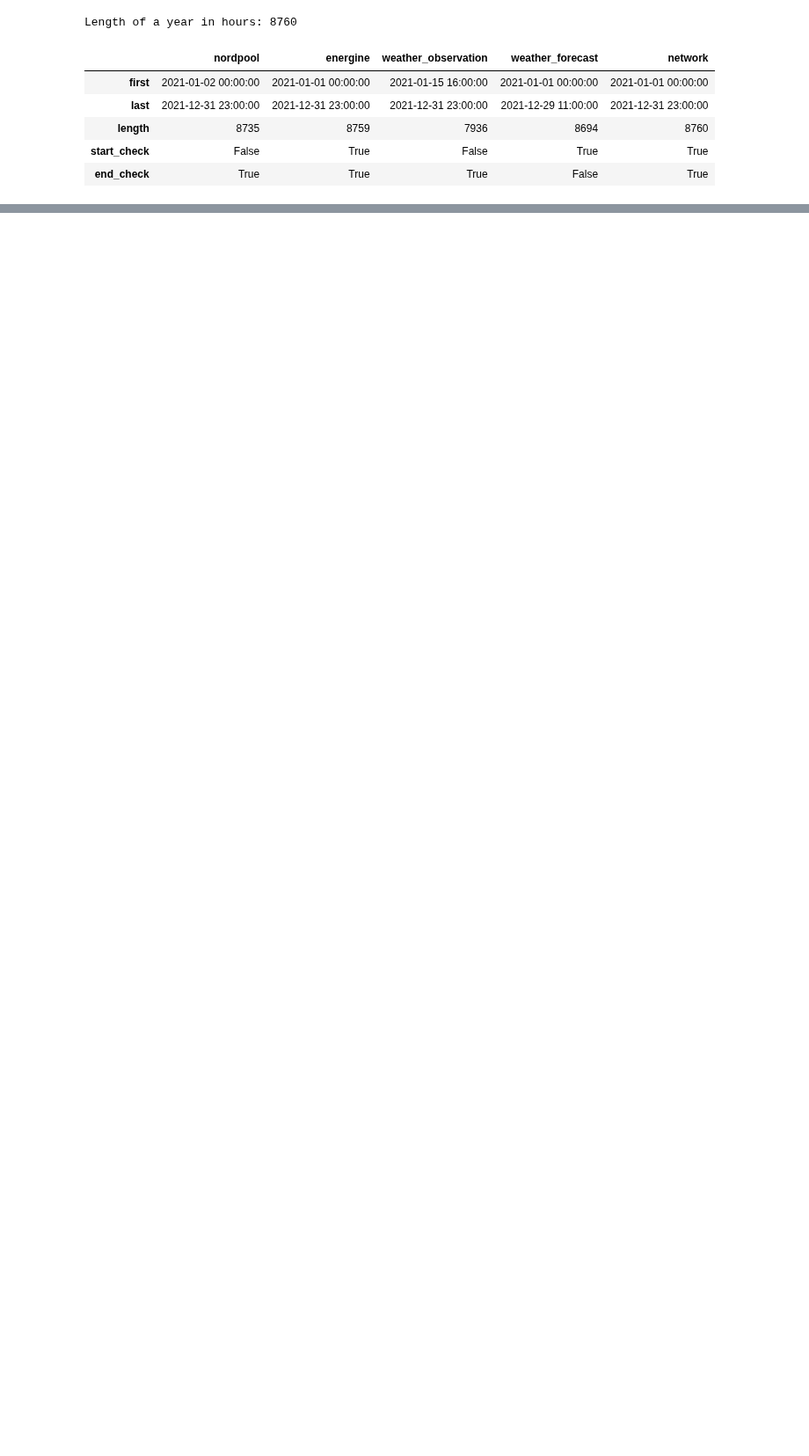
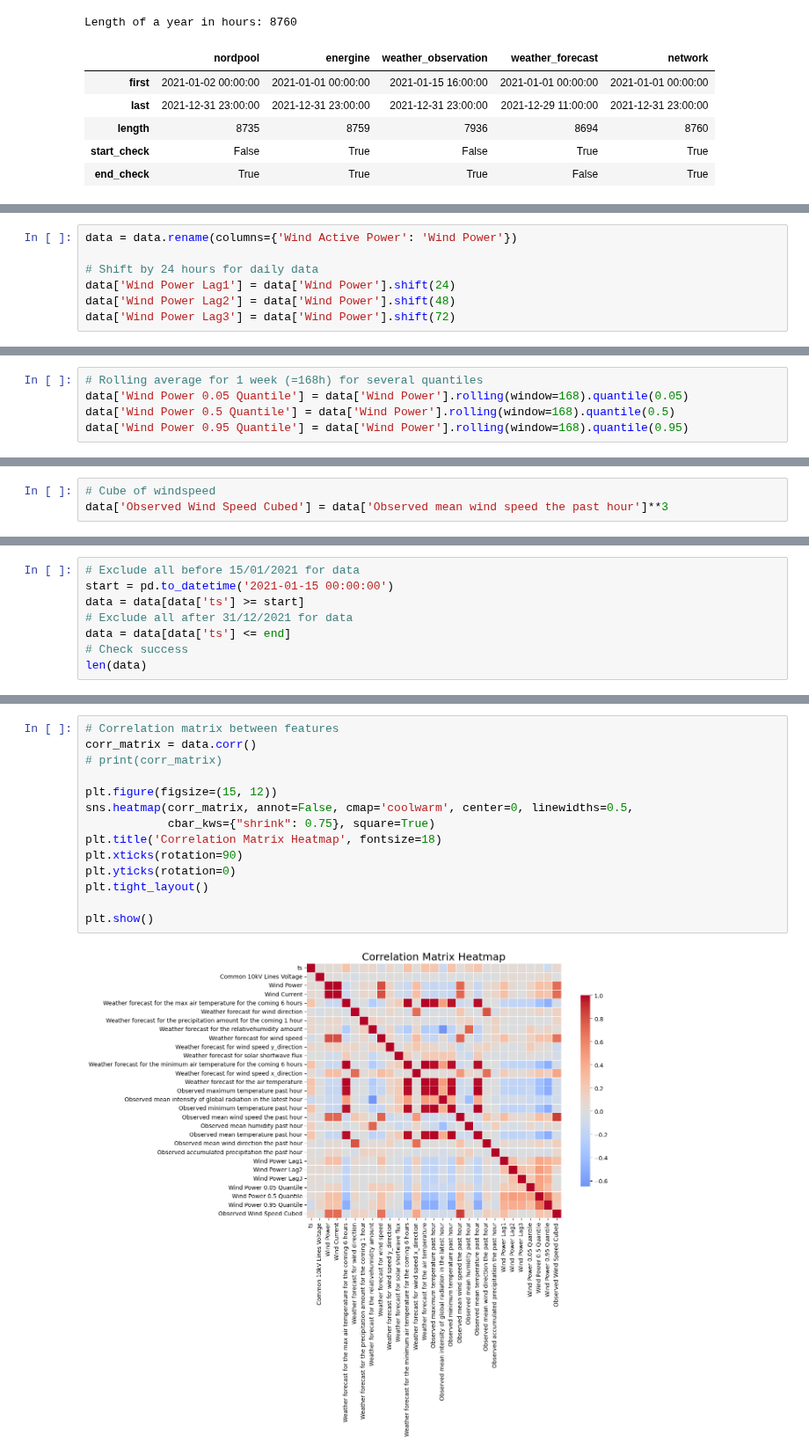
Before and after one commit to Max-f123/Machine_Learning_in_Energy_Systems, a Jupyter notebook: Test 21.ipynb, the cells around one changed output, grey strips where cells are left out. Shown at 88% size. Drawn from its saved outputs; the diff is of its cells as text; blank space fills up the shorter version.

```diff
--- a/Test 21.ipynb
+++ b/Test 21.ipynb
@@ -160,0 +173,7 @@ dtype: int64
+# %%
+data = data.rename(columns={'Wind Active Power': 'Wind Power'})
+
+# Shift by 24 hours for daily data
+data['Wind Power Lag1'] = data['Wind Power'].shift(24)
+data['Wind Power Lag2'] = data['Wind Power'].shift(48)
+data['Wind Power Lag3'] = data['Wind Power'].shift(72)
@@ -160,0 +182,5 @@ dtype: int64
+# %%
+# Rolling average for 1 week (=168h) for several quantiles
+data['Wind Power 0.05 Quantile'] = data['Wind Power'].rolling(window=168).quantile(0.05)
+data['Wind Power 0.5 Quantile'] = data['Wind Power'].rolling(window=168).quantile(0.5)
+data['Wind Power 0.95 Quantile'] = data['Wind Power'].rolling(window=168).quantile(0.95)
@@ -160,0 +192,3 @@ dtype: int64
+# %%
+# Cube of windspeed
+data['Observed Wind Speed Cubed'] = data['Observed mean wind speed the past hour']**3
@@ -160,0 +197,8 @@ dtype: int64
+# %%
+# Exclude all before 15/01/2021 for data
+start = pd.to_datetime('2021-01-15 00:00:00')
+data = data[data['ts'] >= start]
+# Exclude all after 31/12/2021 for data
+data = data[data['ts'] <= end]
+# Check success
+len(data)
@@ -160,0 +207,16 @@ dtype: int64
+# %%
+# Correlation matrix between features
+corr_matrix = data.corr()
+# print(corr_matrix)
+
+plt.figure(figsize=(15, 12))
+sns.heatmap(corr_matrix, annot=False, cmap='coolwarm', center=0, linewidths=0.5,
+            cbar_kws={"shrink": 0.75}, square=True)
+plt.title('Correlation Matrix Heatmap', fontsize=18)
+plt.xticks(rotation=90)
+plt.yticks(rotation=0)
+plt.tight_layout()
+
+plt.show()
+# %% [output]
+[figure, added]
```
Also changed, not shown: parts of 19 cells of this notebook, 3 other files.
